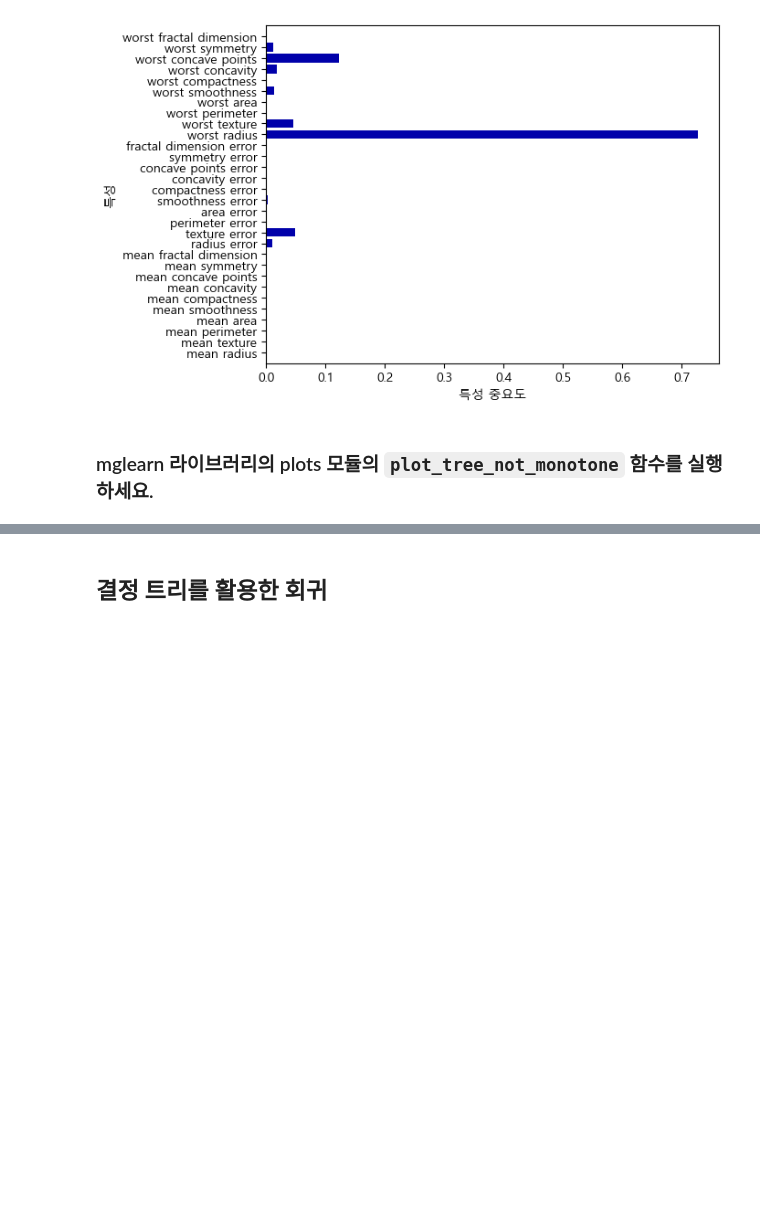
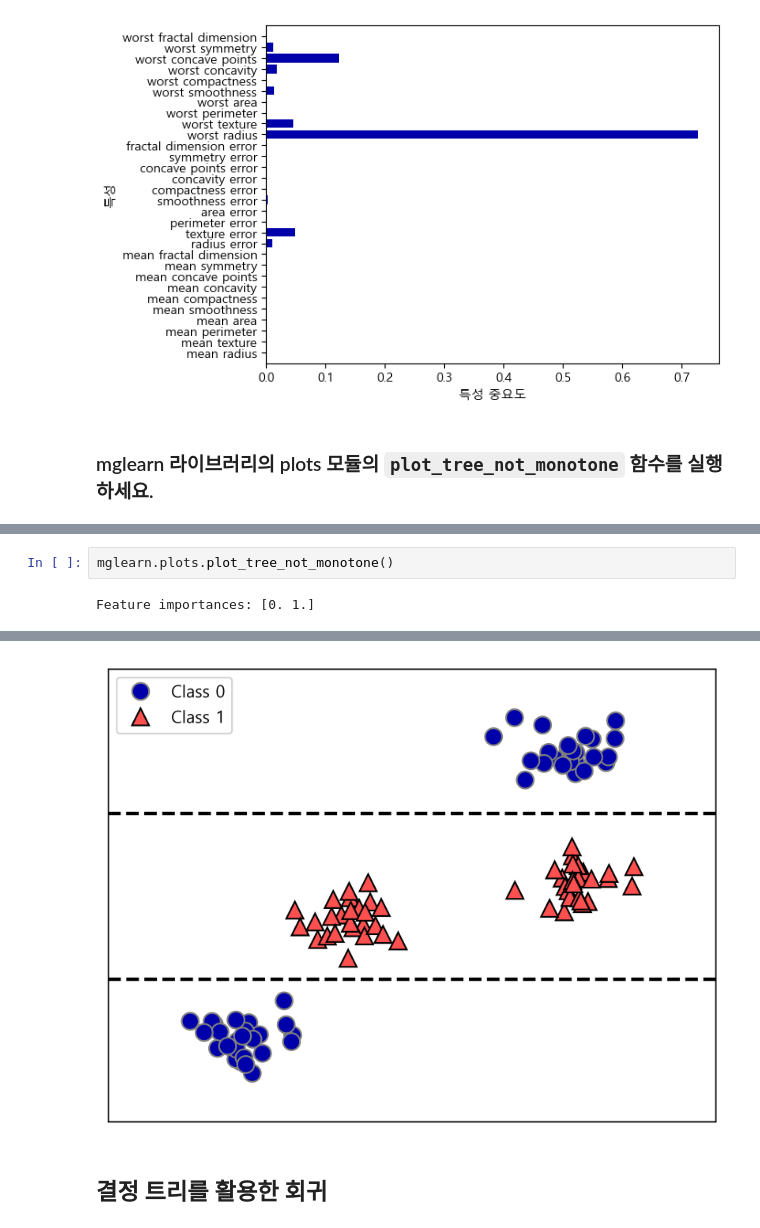
Before and after one commit to chanheeYun/DataAnalyze, a Jupyter notebook: 02_supervised-learning(b).ipynb, the cells around one changed output, grey strips where cells are left out. Cells and saved outputs as stored; diff of their text form; blank space fills up the shorter version.

```diff
--- a/02_supervised-learning(b).ipynb
+++ b/02_supervised-learning(b).ipynb
@@ -186,0 +182,4 @@ Feature importances: [0. 1.]
+# %%
+mglearn.plots.plot_tree_not_monotone()
+# %% [output]
+Feature importances: [0. 1.]
@@ -187,3 +187,4 @@ Feature importances: [0. 1.]
+[figure, added]
 # %% [markdown]
 ## 결정 트리를 활용한 회귀
 # %% [markdown]
```
Also changed, not shown: parts of 4 cells of this notebook, 1 other file.
